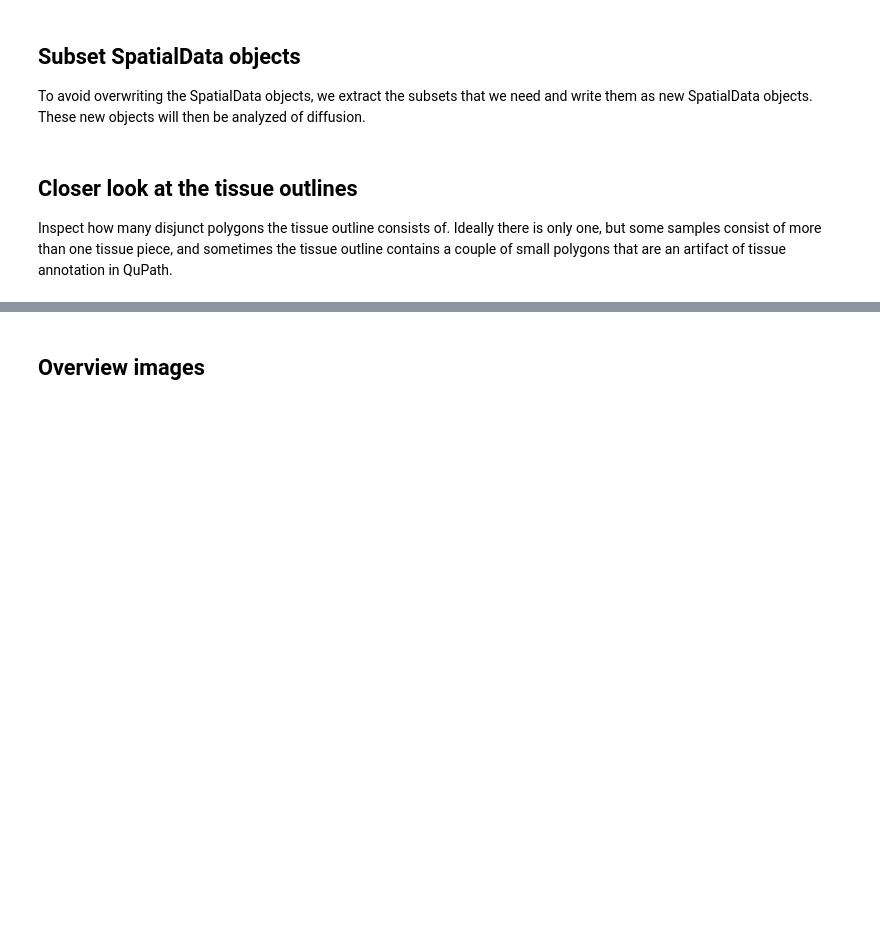
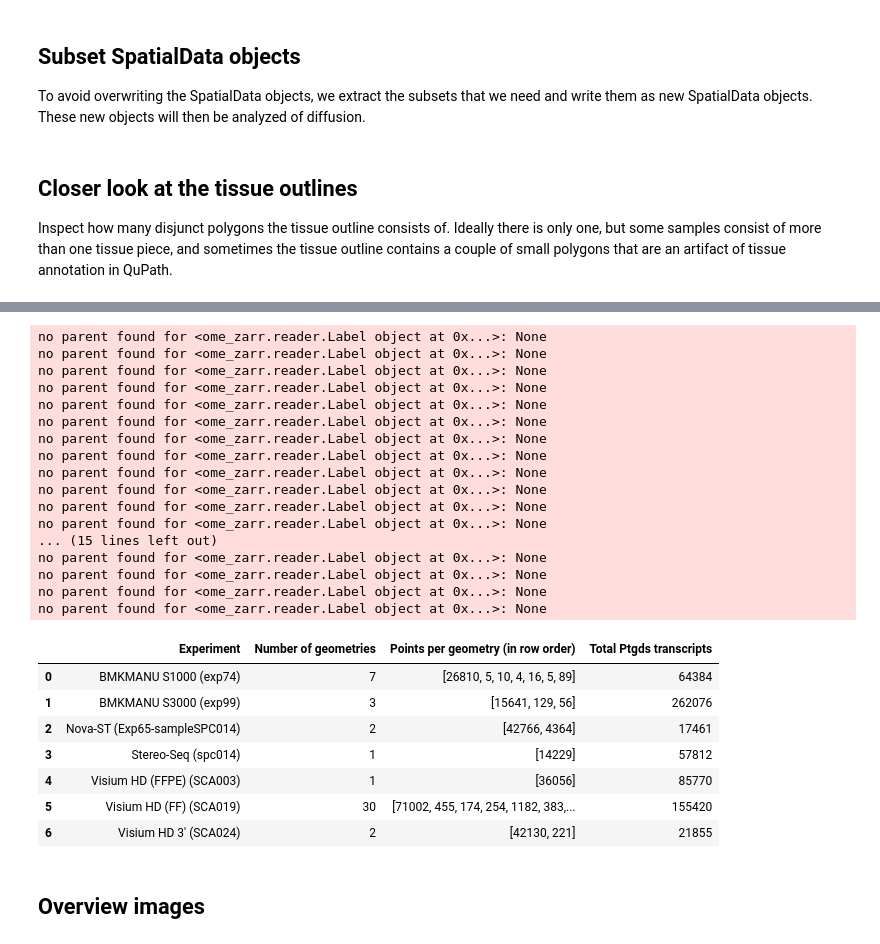
Before and after one commit to vibspatial/seq-spatial-transcriptomics-benchmark, a Jupyter notebook: diffusion/diffusion_brain_ptgds.ipynb, the cells around one changed output, grey strips where cells are left out. Drawn from its saved outputs; the diff is of its cells as text; code cells hidden in the pictures; blank space fills up the shorter version.

```diff
--- a/diffusion/diffusion_brain_ptgds.ipynb
+++ b/diffusion/diffusion_brain_ptgds.ipynb
@@ -195,7 +200,7 @@ if MAKE_SUBSETTED_SDATA:
 
 Inspect how many disjunct polygons the tissue outline consists of. Ideally there is only one, but some samples consist of more than one tissue piece, and sometimes the tissue outline contains a couple of small polygons that are an artifact of tissue annotation in QuPath.
 # %%
-PLOT_CONTOUR_INFO = False
+PLOT_CONTOUR_INFO = True
 
 if PLOT_CONTOUR_INFO:
     for experiment in experiments:
@@ -209,6 +214,7 @@ if PLOT_CONTOUR_INFO:
         os.makedirs(output_folder, exist_ok=True)
 
         print_geodataframe_geometry_info(sdata, experiment.tissue_mask)
+        # Save the full mask and tissue_mask_geo{i}.png with the same full x/y range.
         plot_shapely_geometries(sdata,
                                 experiment.tissue_mask,
                                 output_path=os.path.join(output_folder, "tissue_mask.png"),
@@ -216,3 +305,65 @@ if PLOT_CONTOUR_INFO:
+# %%
+# During development, trying to assess which experiments
+# will take most time to calculate diffusion statistics
+import pandas as pd
+from IPython.display import display
+from shapely import get_num_coordinates
+
+experiment_summary_rows = []
+for experiment in experiments:
+    summary_sdata = sd.read_zarr(os.path.join(SDATA_PATH, experiment.sdata_path))
+    geometries = (
+        summary_sdata.shapes[experiment.tissue_mask].geometry
+        if experiment.tissue_mask is not None else []
+    )
+    # Count all coordinates, including holes, multipart components and ring closure points.
+    points_per_geometry = [int(get_num_coordinates(geom)) for geom in geometries]
+
+    # Use one resolution over the full experiment, without cropping to the boundary.
+    summary_table = summary_sdata.tables[experiment.levels[0].table_name]
+    if GENE_NAME not in summary_table.var_names:
+        raise ValueError(f"{GENE_NAME} is missing from {experiment.dataset_id}")
+    total_transcripts = summary_table[:, summary_table.var_names == GENE_NAME].X.sum()
+
+    experiment_summary_rows.append({
+        "Experiment": f"{experiment.technology} ({experiment.dataset_id})",
+        "Number of geometries": len(geometries),
+        "Points per geometry (in row order)": points_per_geometry,
+        f"Total {GENE_NAME} transcripts": int(total_transcripts),
+    })
+    del summary_table, summary_sdata
+
+experiment_summary = pd.DataFrame(experiment_summary_rows)
+with pd.option_context("display.max_colwidth", None, "display.max_rows", None):
+    display(experiment_summary)
+
+# 5 min, 30 sec
+# %% [output]
+no parent found for <ome_zarr.reader.Label object at 0x...>: None
+no parent found for <ome_zarr.reader.Label object at 0x...>: None
+no parent found for <ome_zarr.reader.Label object at 0x...>: None
+no parent found for <ome_zarr.reader.Label object at 0x...>: None
+no parent found for <ome_zarr.reader.Label object at 0x...>: None
+no parent found for <ome_zarr.reader.Label object at 0x...>: None
+no parent found for <ome_zarr.reader.Label object at 0x...>: None
+no parent found for <ome_zarr.reader.Label object at 0x...>: None
+no parent found for <ome_zarr.reader.Label object at 0x...>: None
+no parent found for <ome_zarr.reader.Label object at 0x...>: None
+no parent found for <ome_zarr.reader.Label object at 0x...>: None
+no parent found for <ome_zarr.reader.Label object at 0x...>: None
+... (15 lines left out)
+no parent found for <ome_zarr.reader.Label object at 0x...>: None
+no parent found for <ome_zarr.reader.Label object at 0x...>: None
+no parent found for <ome_zarr.reader.Label object at 0x...>: None
+no parent found for <ome_zarr.reader.Label object at 0x...>: None
+|  | Experiment | Number of geometries | Points per geometry (in row order) | Total Ptgds transcripts |
+| 0 | BMKMANU S1000 (exp74) | 7 | [26810, 5, 10, 4, 16, 5, 89] | 64384 |
+| 1 | BMKMANU S3000 (exp99) | 3 | [15641, 129, 56] | 262076 |
+| 2 | Nova-ST (Exp65-sampleSPC014) | 2 | [42766, 4364] | 17461 |
+| 3 | Stereo-Seq (spc014) | 1 | [14229] | 57812 |
+| 4 | Visium HD (FFPE) (SCA003) | 1 | [36056] | 85770 |
+| 5 | Visium HD (FF) (SCA019) | 30 | [71002, 455, 174, 254, 1182, 383,... | 155420 |
+| 6 | Visium HD 3' (SCA024) | 2 | [42130, 221] | 21855 |
 # %% [markdown]
 ## Overview images
 # %%
```
Also changed, not shown: parts of 8 cells of this notebook, 6 other files.
